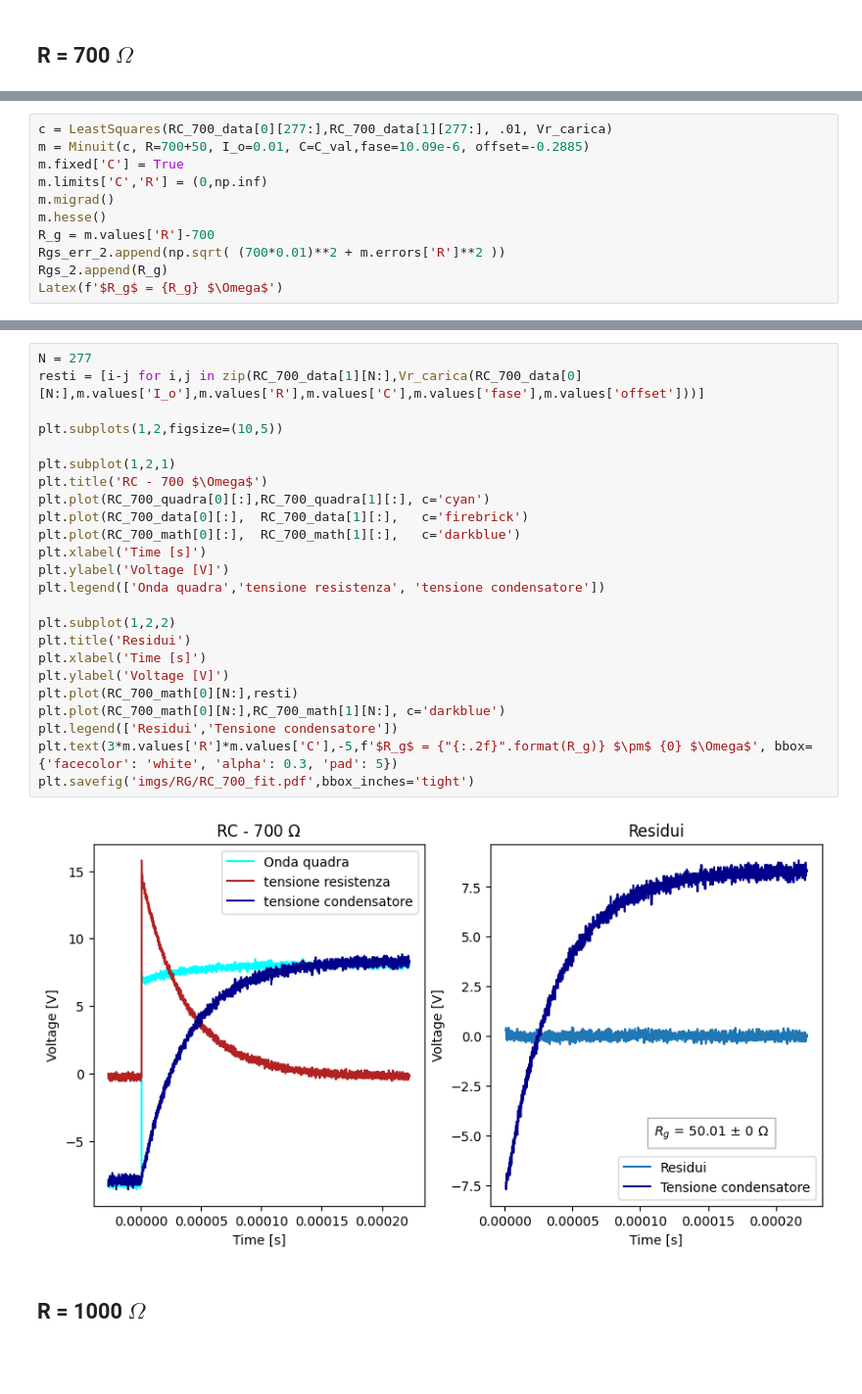
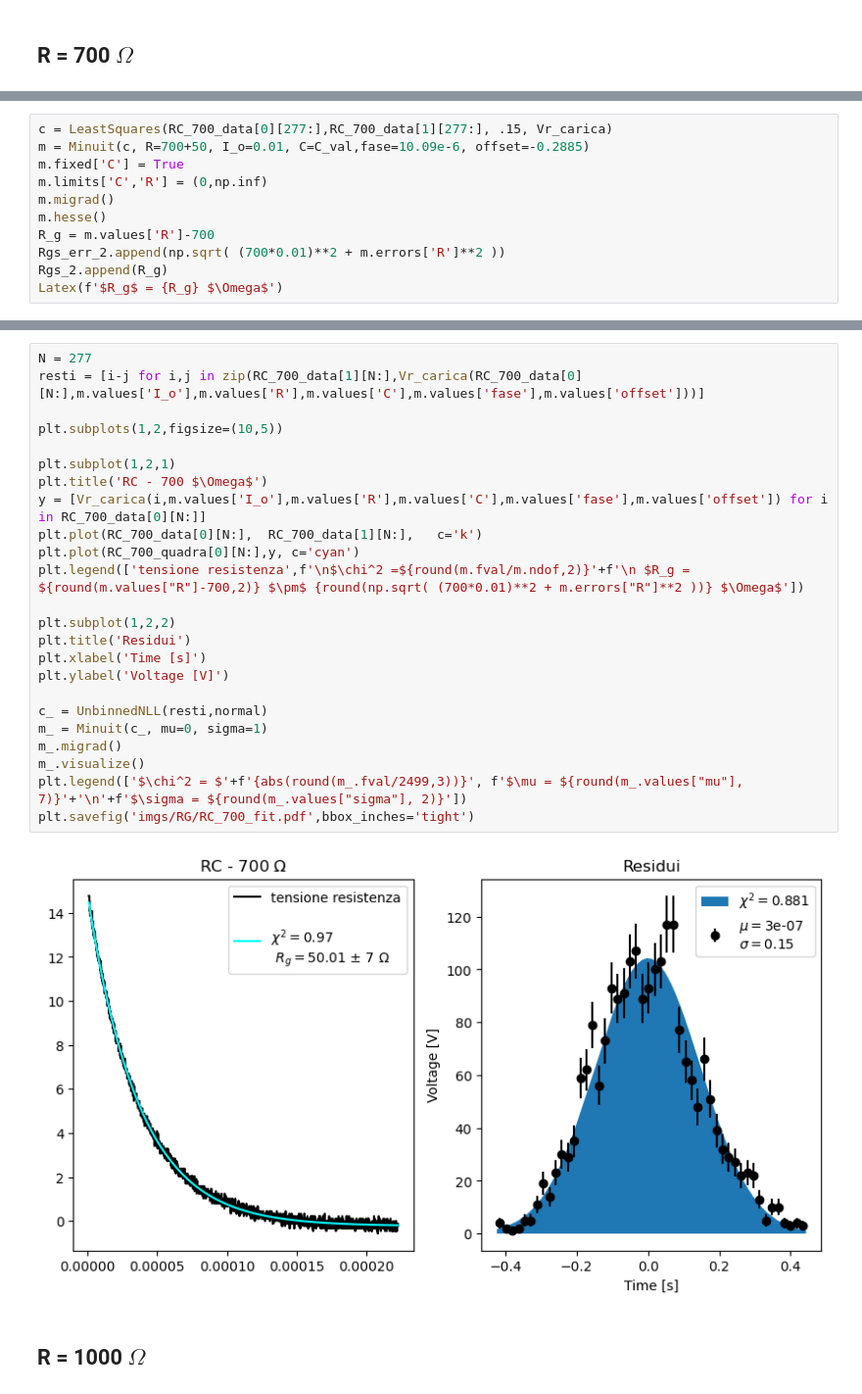
Before and after one commit to Yedi278/Lab2, a Jupyter notebook: Circuiti_2/Rg.ipynb, the cells around one changed output, grey strips where cells are left out. Shown at 98% size. Drawn from its saved outputs; the diff is of its cells as text; blank space fills up the shorter version.

```diff
--- a/Circuiti_2/Rg.ipynb
+++ b/Circuiti_2/Rg.ipynb
@@ -248,5 +247,5 @@ $R_g$ = 55.61205803092423 $\Omega$
 # %%
-c = LeastSquares(RC_700_data[0][277:],RC_700_data[1][277:], .01, Vr_carica)
+c = LeastSquares(RC_700_data[0][277:],RC_700_data[1][277:], .15, Vr_carica)
 m = Minuit(c, R=700+50, I_o=0.01, C=C_val,fase=10.09e-6, offset=-0.2885)
 m.fixed['C'] = True
 m.limits['C','R'] = (0,np.inf)
@@ -266,29 +265,29 @@ pvalue =  0.0
 # %%
 N = 277
 resti = [i-j for i,j in zip(RC_700_data[1][N:],Vr_carica(RC_700_data[0][N:],m.values['I_o'],m.values['R'],m.values['C'],m.values['fase'],m.values['offset']))]
 
 plt.subplots(1,2,figsize=(10,5))
 
 plt.subplot(1,2,1)
 plt.title('RC - 700 $\Omega$')
-plt.plot(RC_700_quadra[0][:],RC_700_quadra[1][:], c='cyan')
-plt.plot(RC_700_data[0][:],  RC_700_data[1][:],   c='firebrick')
-plt.plot(RC_700_math[0][:],  RC_700_math[1][:],   c='darkblue')
-plt.xlabel('Time [s]')
-plt.ylabel('Voltage [V]')
-plt.legend(['Onda quadra','tensione resistenza', 'tensione condensatore'])
+y = [Vr_carica(i,m.values['I_o'],m.values['R'],m.values['C'],m.values['fase'],m.values['offset']) for i in RC_700_data[0][N:]]
+plt.plot(RC_700_data[0][N:],  RC_700_data[1][N:],   c='k')
+plt.plot(RC_700_quadra[0][N:],y, c='cyan')
+plt.legend(['tensione resistenza',f'\n$\chi^2 =${round(m.fval/m.ndof,2)}'+f'\n $R_g = ${round(m.values["R"]-700,2)} $\pm$ {round(np.sqrt( (700*0.01)**2 + m.errors["R"]**2 ))} $\Omega$'])
 
 plt.subplot(1,2,2)
 plt.title('Residui')
 plt.xlabel('Time [s]')
 plt.ylabel('Voltage [V]')
-plt.plot(RC_700_math[0][N:],resti)
-plt.plot(RC_700_math[0][N:],RC_700_math[1][N:], c='darkblue')
-plt.legend(['Residui','Tensione condensatore'])
-plt.text(3*m.values['R']*m.values['C'],-5,f'$R_g$ = {"{:.2f}".format(R_g)} $\pm$ {0} $\Omega$', bbox={'facecolor': 'white', 'alpha': 0.3, 'pad': 5})
+
+c_ = UnbinnedNLL(resti,normal)
+m_ = Minuit(c_, mu=0, sigma=1)
+m_.migrad()
+m_.visualize()
+plt.legend(['$\chi^2 = $'+f'{abs(round(m_.fval/2499,3))}', f'$\mu = ${round(m_.values["mu"], 7)}'+'\n'+f'$\sigma = ${round(m_.values["sigma"], 2)}'])
 plt.savefig('imgs/RG/RC_700_fit.pdf',bbox_inches='tight')
 # %% [output]
-[figure, old version]
+[figure, new version]
 # %% [markdown]
 ## R = 1000 $\Omega$
 # %%
```
Also changed, not shown: parts of 38 cells of this notebook, 43 other files.
